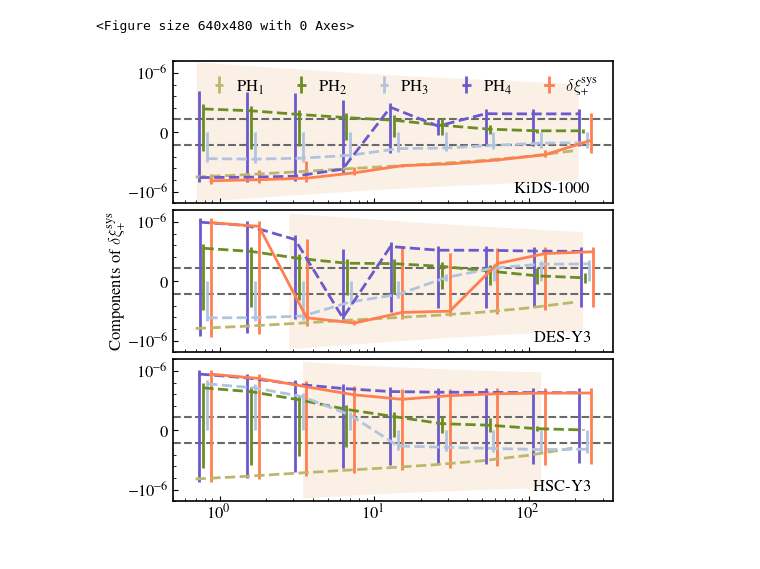
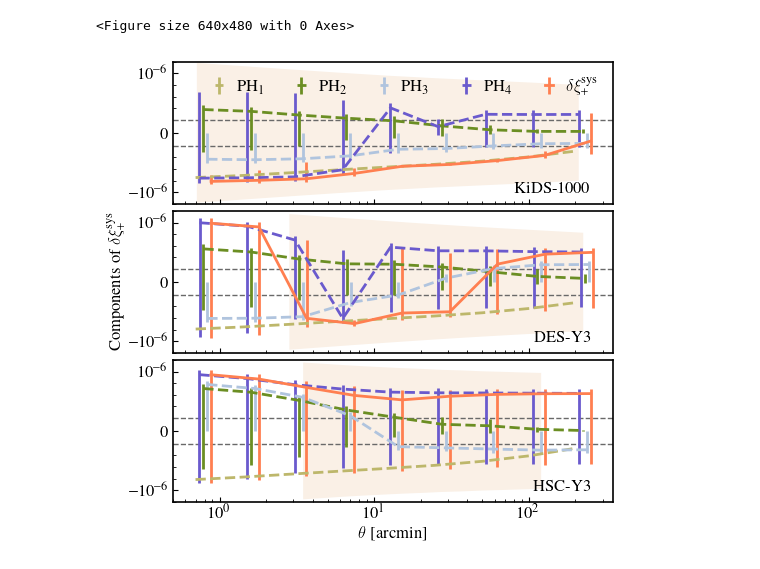
Before and after one commit to LSSTDESC/nulltests_txpipe, a Jupyter notebook: PHStats/Plot.ipynb, the cells around one changed output. Saved outputs shown, nothing was run; the diff lists cells and outputs as text; code cells hidden in the pictures.

```diff
--- a/PHStats/Plot.ipynb
+++ b/PHStats/Plot.ipynb
@@ -50,8 +50,8 @@ Set_Scales(ax2)
 
 symlogscale=1e-10
 ax0.set_yscale('symlog', linthresh=symlogscale )
-ax0.plot( [0.5,400.], [symlogscale, symlogscale],  '--',color='dimgrey' )
-ax0.plot( [0.5,400.], [-1*symlogscale, -1*symlogscale], '--',color='dimgrey')
+ax0.plot( [0.5,400.], [symlogscale, symlogscale],  '--',linewidth=1,color='dimgrey' )
+ax0.plot( [0.5,400.], [-1*symlogscale, -1*symlogscale], '--',linewidth=1,color='dimgrey')
 ax0.set_ylim([-1*1e-5, 1e-5])
 
 kids1000 = pickle.load( open( "KiDS-1000-PH.pkl", "rb" ) )
@@ -92,8 +92,8 @@ plt.setp(ax0.get_xticklabels(), visible=False)
 
 #--------------------------------------------------------------------------------------------
 ax1.set_yscale('symlog', linthresh=symlogscale )
-ax1.plot( [0.5,400.], [symlogscale, symlogscale],  '--',color='dimgrey' )
-ax1.plot( [0.5,400.], [-1*symlogscale, -1*symlogscale], '--',color='dimgrey')
+ax1.plot( [0.5,400.], [symlogscale, symlogscale],  '--',linewidth=1,color='dimgrey' )
+ax1.plot( [0.5,400.], [-1*symlogscale, -1*symlogscale], '--',linewidth=1,color='dimgrey')
 ax1.set_ylim([-1*1e-5, 1e-5])
 
 desy3 = pickle.load( open( "DES-Y3-PH.pkl", "rb" ) )
@@ -137,8 +137,8 @@ plt.setp(ax1.get_xticklabels(), visible=False)
 hscy3 = pickle.load( open( "HSC-Y3-PH.pkl", "rb" ) )
 
 ax2.set_yscale('symlog', linthresh=symlogscale )
-ax2.plot( [0.5,400.], [symlogscale, symlogscale],  '--',color='dimgrey' )
-ax2.plot( [0.5,400.], [-1*symlogscale, -1*symlogscale], '--',color='dimgrey')
+ax2.plot( [0.5,400.], [symlogscale, symlogscale],  '--',linewidth=1,color='dimgrey' )
+ax2.plot( [0.5,400.], [-1*symlogscale, -1*symlogscale], '--',linewidth=1,color='dimgrey')
 ax2.set_ylim([-1*1e-5, 1e-5])
 
 
@@ -156,31 +156,32 @@ ax2.errorbar( hscy3['4-4']['theta'], hscy3['4-4']['PH2'],
             label = r'PH$_2$')
 
 ax2.errorbar( 10**(np.log10(hscy3['4-4']['theta'])+0.025), hscy3['4-4']['PH3'],
              yerr=hscy3['4-4']['PH3err'],
              color='lightsteelblue', linewidth=2, linestyle='--',
             label = r'PH$_3$')
 
 ax2.errorbar( 10**(np.log10(hscy3['4-4']['theta'])-0.025), hscy3['4-4']['PH4'],
              yerr=hscy3['4-4']['PH4err'],
              color='slateblue', linewidth=2, linestyle='--',
             label = r'PH$_4$')
 
 # Plot the overall PH delta_xip systematic (eqn 10 of Giblin+20)
 ax2.errorbar( 10**(np.log10(hscy3['4-4']['theta'])+0.05), hscy3['4-4']['dXi+'],
              yerr=hscy3['4-4']['dXi+err'], color='coral', linewidth=2, #'red', 2
              label=r'$\delta\xi_+^{\rm sys}$' )
 ax2.text(0.95,0.05,r'${\rm HSC}\textnormal{-}{\rm Y3}$',ha='right',va='bottom',  transform=ax2.transAxes)
 ax2.set_yticks([-1e-6,0.0,1e-6])
 ax2.tick_params(axis="both",which='both',direction="in")
+ax2.set_xlabel(r'$\theta$ [arcmin]')
 
 
 for axis in ['top','bottom','left','right']:
     ax0.spines[axis].set_linewidth(1.2)
     ax1.spines[axis].set_linewidth(1.2)
     ax2.spines[axis].set_linewidth(1.2)
 
 plt.subplots_adjust()
 plt.savefig('PHStats.pdf',dpi=200)
 # %% [output]
 <Figure size 640x480 with 0 Axes>
-[figure, old version]
+[figure, new version]
```
